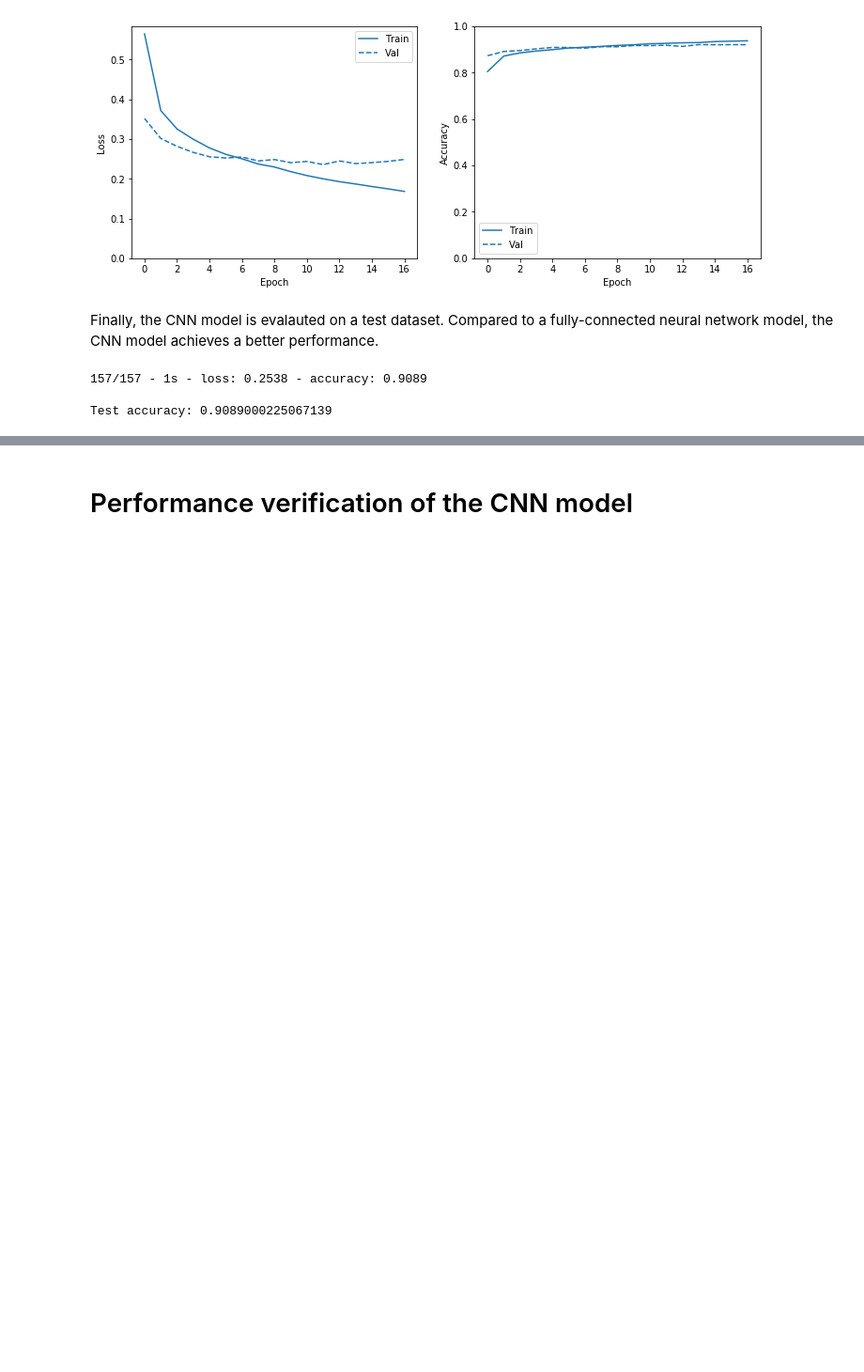
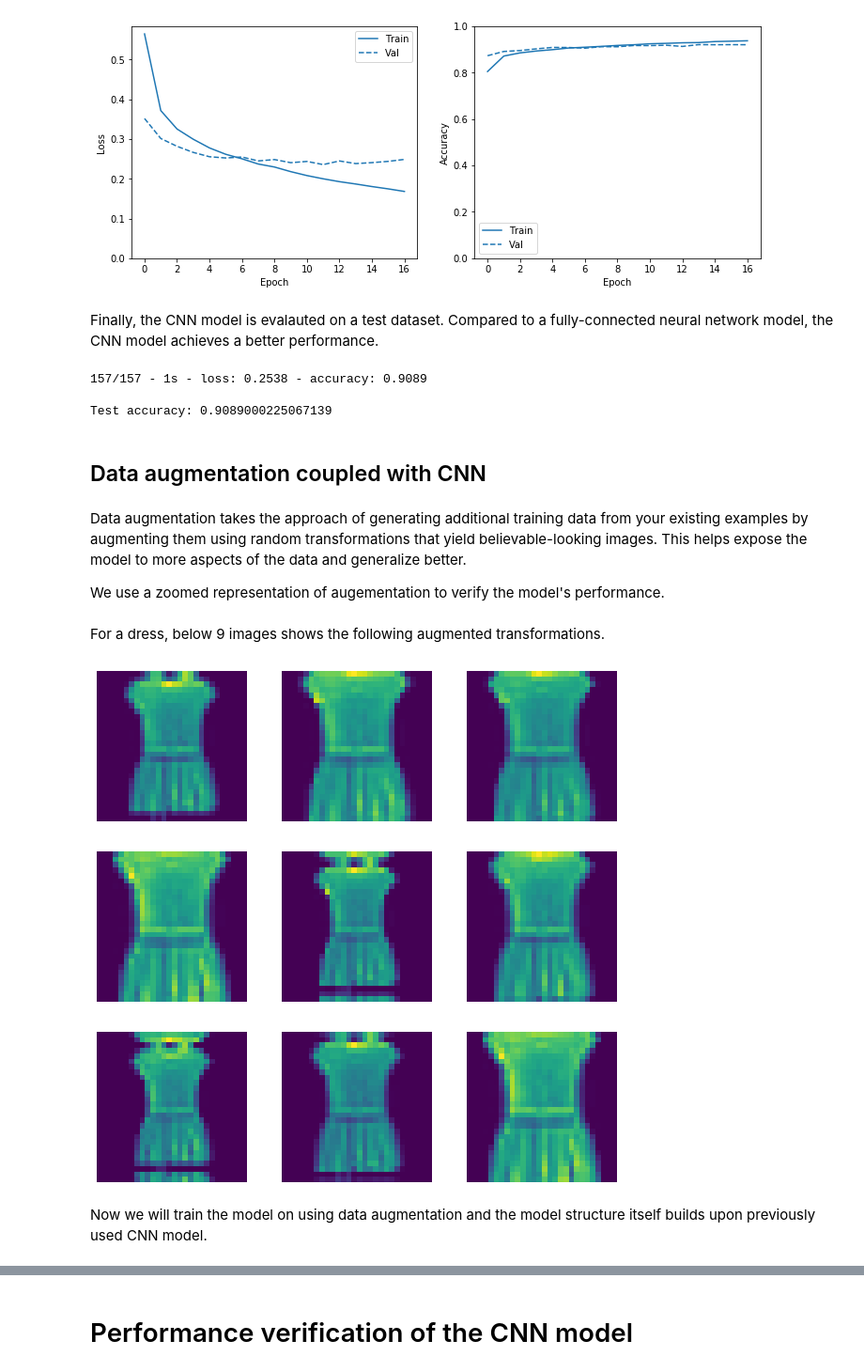
Before and after one commit to salilrsharma/My-Data-Science-Portfolio, a Jupyter notebook: Fasion-MNIST image classification.ipynb, the cells around one changed output, grey strips where cells are left out. Shown at 94% size. Cells and saved outputs as stored; diff of their text form; code cells hidden in the pictures; blank space fills up the shorter version.

Commit message:
Added data augmentation + CNN model

```diff
--- a/Fasion-MNIST image classification.ipynb
+++ b/Fasion-MNIST image classification.ipynb
@@ -339,3 +339,35 @@ print('\nTest accuracy:', test_acc)
 157/157 - 1s - loss: 0.2538 - accuracy: 0.9089
 
 Test accuracy: 0.9089000225067139
+# %% [markdown]
+## Data augmentation coupled with CNN
+# %% [markdown]
+Data augmentation takes the approach of generating additional training data from your existing examples by augmenting them using random transformations that yield believable-looking images. This helps expose the model to more aspects of the data and generalize better.
+
+We use a zoomed representation of augementation to verify the model's performance.
+# %%
+data_augmentation = keras.Sequential(
+  [
+    layers.experimental.preprocessing.RandomZoom(0.25, input_shape=(28,
+                                                              28, 1)),
+  ]
+)
+# %% [markdown]
+For a dress, below 9 images shows the following augmented transformations.
+# %%
+import matplotlib.pyplot as plt
+import numpy as np
+import tensorflow as tf
+
+image = tf.expand_dims(x_train[3].reshape(28,28,1), 0)
+plt.figure(figsize=(10, 10))
+
+for i in range(9):
+    augmented_images = data_augmentation(image)
+    ax = plt.subplot(3, 3, i + 1)
+    plt.imshow(tf.reshape(augmented_images, [28,28]).numpy().astype("uint8"))
+    plt.axis("off")
+# %% [output]
+[figure, added]
+# %% [markdown]
+Now we will train the model on using data augmentation and the model structure itself builds upon previously used CNN model.
```
Also changed, not shown: parts of 13 cells of this notebook.
